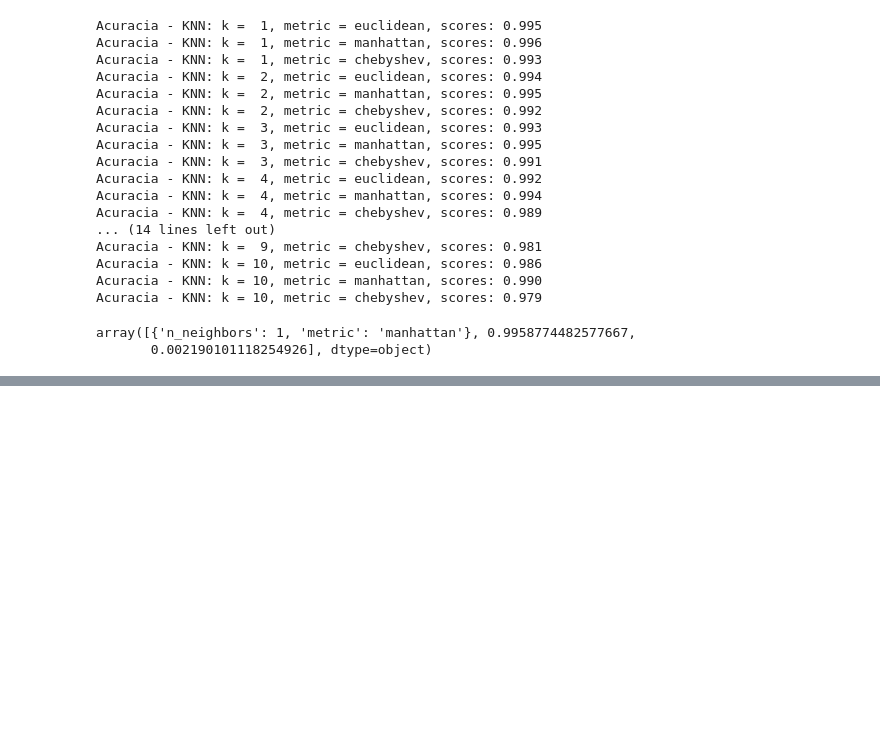
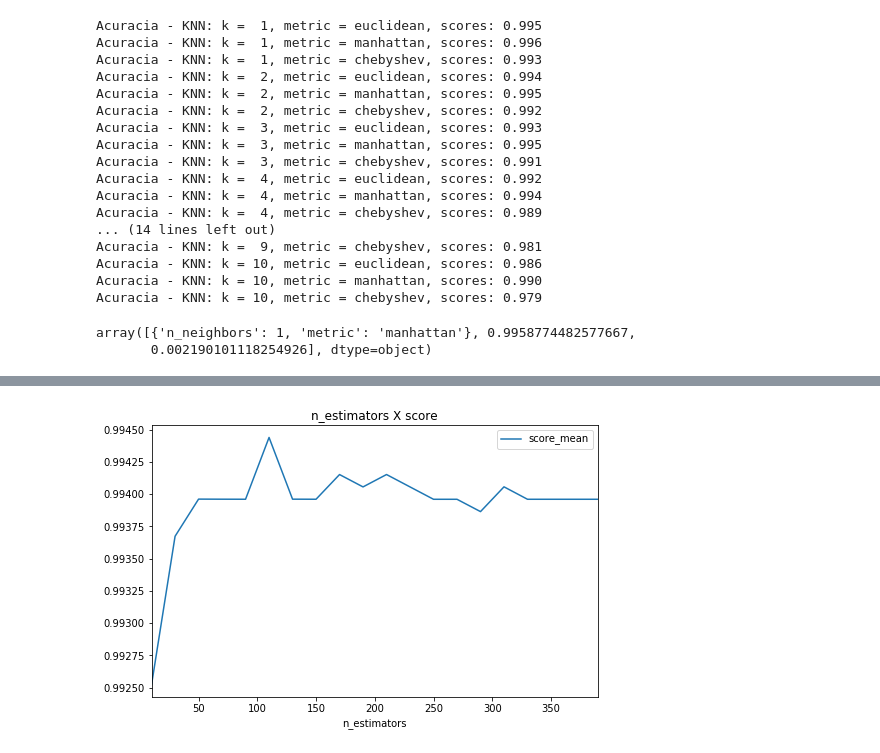
Before and after one commit to miltongneto/Gas-Sensor-Array-Drift, a Jupyter notebook: notebooks/modelagem.ipynb, the cells around one changed output, grey strips where cells are left out. Saved outputs shown, nothing was run; the diff lists cells and outputs as text; code cells hidden in the pictures; blank space fills up the shorter version.

```diff
--- a/notebooks/modelagem.ipynb
+++ b/notebooks/modelagem.ipynb
@@ -168,0 +228,15 @@ array([{'n_neighbors': 1, 'metric': 'manhattan'}, 0.9958774482577667,
+# %%
+results_2 = []
+for k in range(1, 4):
+    for weight in ['uniform', 'distance']:
+        params = {'n_neighbors': k, 'weights': weight}
+
+        clf_knn = KNeighborsClassifier(**params, metric='manhattan')
+
+        scores = cross_val_score(clf_knn, X_train, y_train, cv=kfold)
+        scores_mean = scores.mean()
+        scores_std = scores.std()
+
+        results_2.append((params, scores_mean, scores_std))
+
+        print('Acuracia - KNN: k = %2d, metric = %s, scores: %0.3f' % (k, weight, scores_mean))
@@ -168,0 +272,12 @@ array([{'n_neighbors': 1, 'metric': 'manhattan'}, 0.9958774482577667,
+# %%
+results = []
+for n_estimators in range(10,401,20):
+    clf_rf = RandomForestClassifier(n_estimators=n_estimators, random_state=10, n_jobs=-1)
+
+    scores = cross_val_score(clf_rf, X_train, y_train, cv=kfold)
+    scores_mean = scores.mean()
+    scores_std = scores.std()
+
+    results.append(({'n_estimators': n_estimators}, scores_mean, scores_std))
+
+    print('Acuracia - RF: n_estimators = %2d, scores: %0.3f' % (n_estimators, scores_mean))
@@ -168,0 +305,4 @@ array([{'n_neighbors': 1, 'metric': 'manhattan'}, 0.9958774482577667,
+# %%
+results = np.array(results)
+idx_best_result = results[:, 1].argmax()
+results[idx_best_result]
@@ -168,0 +312,6 @@ array([{'n_neighbors': 1, 'metric': 'manhattan'}, 0.9958774482577667,
+# %%
+df_results = pd.DataFrame(results)
+df_params = df_results[0].apply(lambda x: pd.Series(x))
+df_results = pd.concat([df_results.drop(0, axis=1), df_params], axis=1)
+df_results.columns = ['score_mean', 'score_std', 'n_estimators']
+df_results.head()
@@ -168,0 +325,7 @@ array([{'n_neighbors': 1, 'metric': 'manhattan'}, 0.9958774482577667,
+# %%
+fig, ax = plt.subplots(figsize=(8, 5))
+
+df_results.plot(x='n_estimators', y='score_mean', ax=ax, title='n_estimators X score')
+plt.show()
+# %% [output]
+[figure, added]
```
Also changed, not shown: parts of 15 cells of this notebook, 1 other file.
